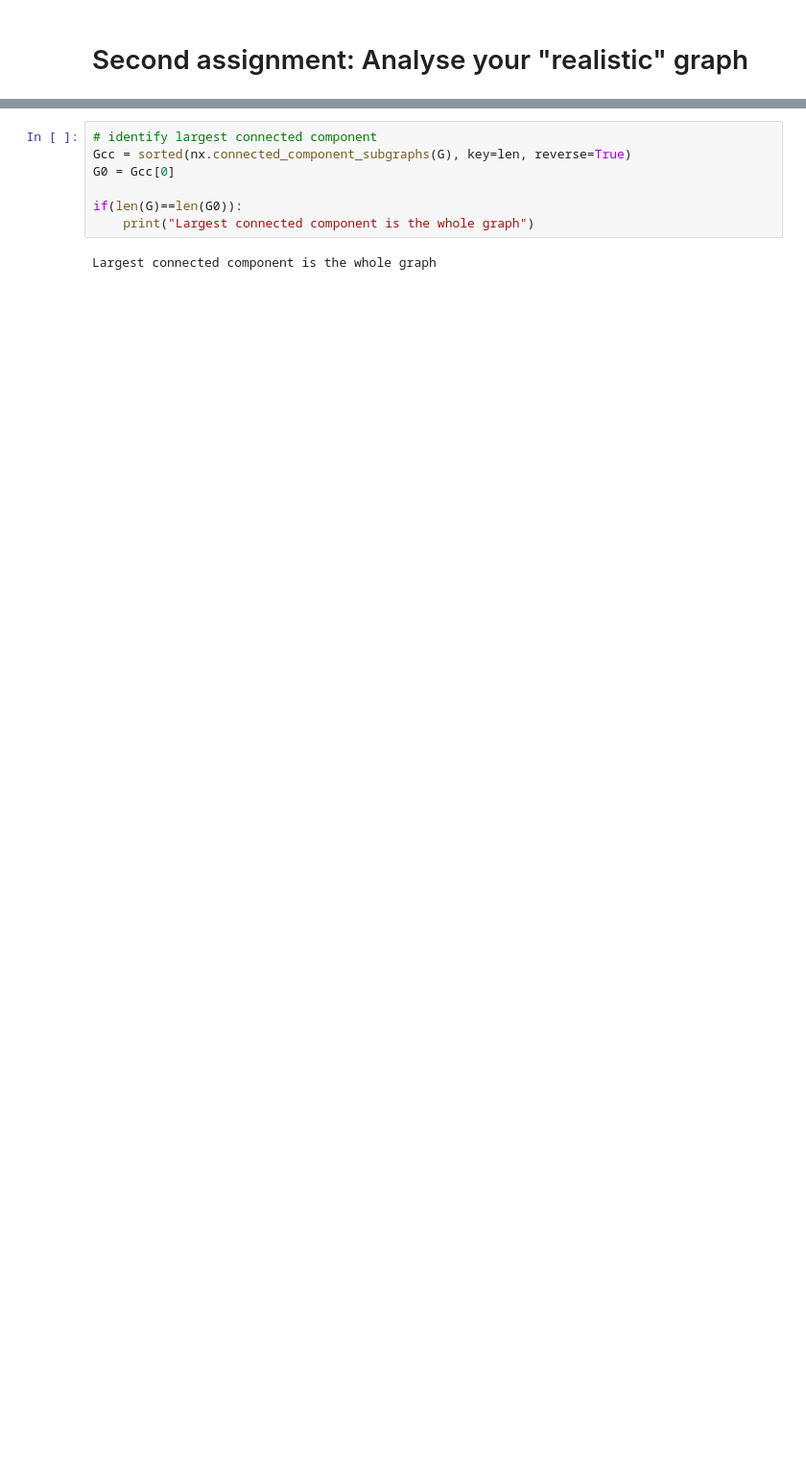
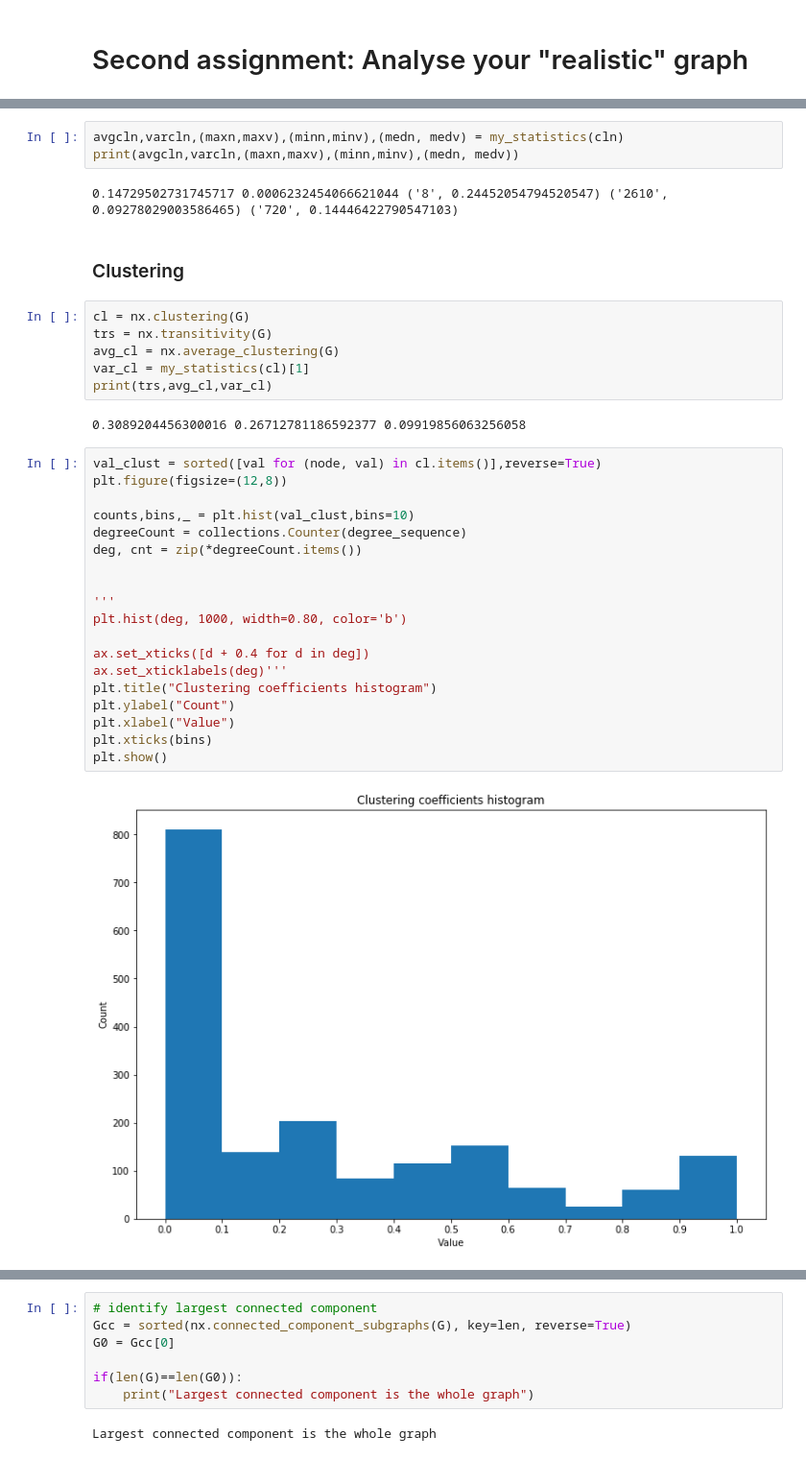
Before and after one commit to cantarinigiorgio/GraphAnalitycs, a Jupyter notebook: lab2/Second assignment.ipynb, the cells around one changed output, grey strips where cells are left out. Shown: that part at 96% size. Cells and saved outputs as stored; diff of their text form; blank space fills up the shorter version.

```diff
--- a/lab2/Second assignment.ipynb
+++ b/lab2/Second assignment.ipynb
@@ -18,0 +79,36 @@ nx.draw_networkx(G,font_size=0,node_size=50)
+# %%
+avgcln,varcln,(maxn,maxv),(minn,minv),(medn, medv) = my_statistics(cln)
+print(avgcln,varcln,(maxn,maxv),(minn,minv),(medn, medv))
+# %% [output]
+0.14729502731745717 0.0006232454066621044 ('8', 0.24452054794520547) ('2610', 0.09278029003586465) ('720', 0.14446422790547103)
+# %% [markdown]
+### Clustering
+# %%
+cl = nx.clustering(G)
+trs = nx.transitivity(G)
+avg_cl = nx.average_clustering(G)
+var_cl = my_statistics(cl)[1]
+print(trs,avg_cl,var_cl)
+# %% [output]
+0.3089204456300016 0.26712781186592377 0.09919856063256058
+# %%
+val_clust = sorted([val for (node, val) in cl.items()],reverse=True)
+plt.figure(figsize=(12,8))
+
+counts,bins,_ = plt.hist(val_clust,bins=10)
+degreeCount = collections.Counter(degree_sequence)
+deg, cnt = zip(*degreeCount.items())
+
+
+'''
+plt.hist(deg, 1000, width=0.80, color='b')
+
+ax.set_xticks([d + 0.4 for d in deg])
+ax.set_xticklabels(deg)'''
+plt.title("Clustering coefficients histogram")
+plt.ylabel("Count")
+plt.xlabel("Value")
+plt.xticks(bins)
+plt.show()
+# %% [output]
+[figure, added]
```
Also changed, not shown: parts of 26 cells of this notebook, 2 other files.
